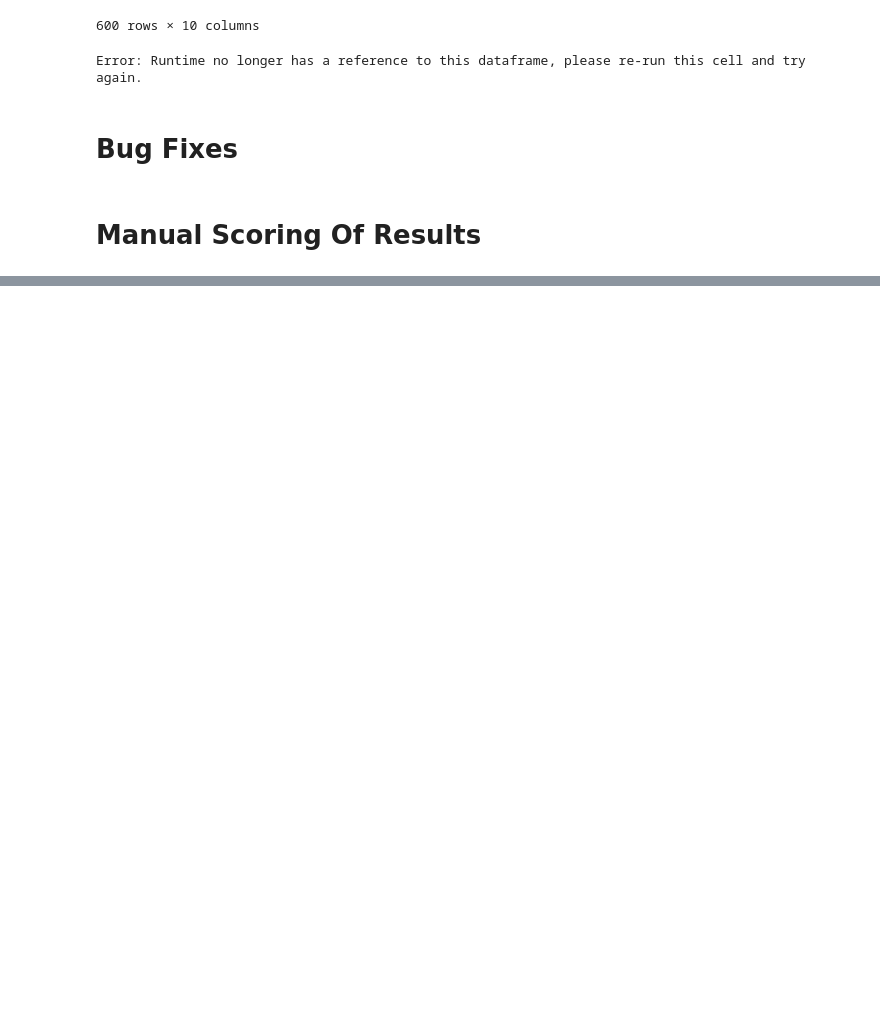
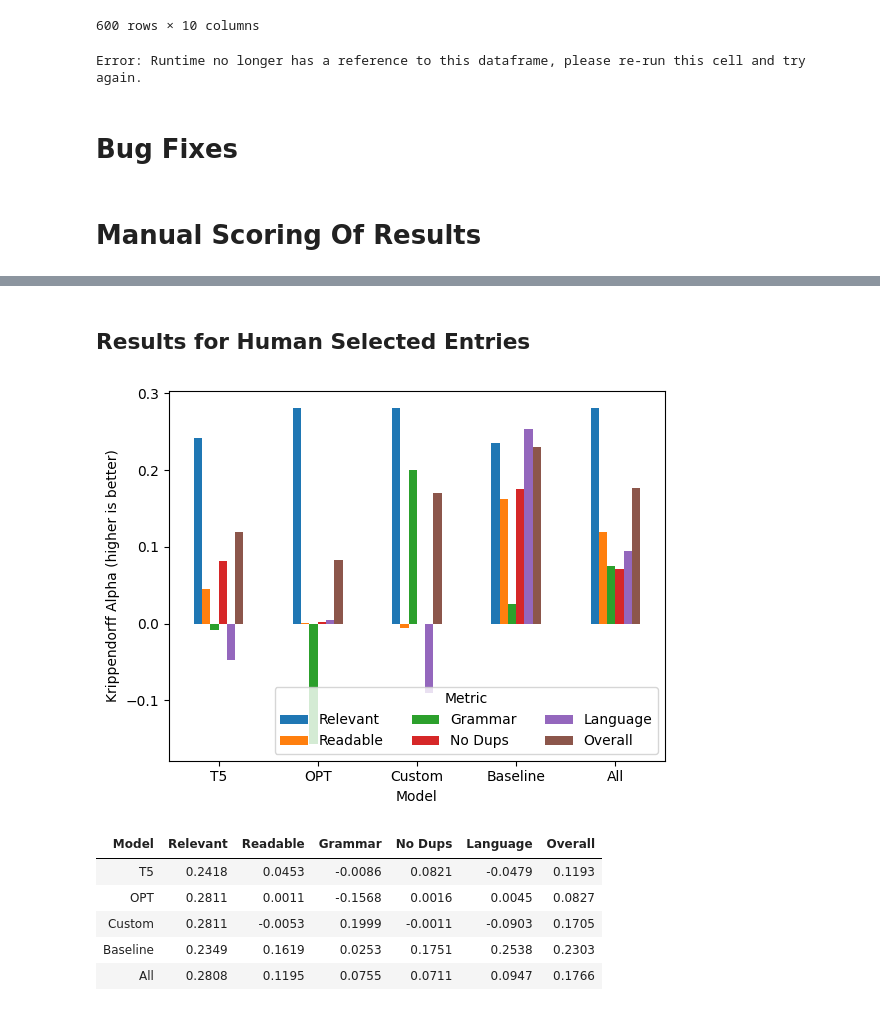
Before and after one commit to ram-senth/datasci-w266-2023-spring-team-story-bot, a Jupyter notebook: annotation.ipynb, the cells around one changed output, grey strips where cells are left out. Saved outputs shown, nothing was run; the diff lists cells and outputs as text; code cells hidden in the pictures; blank space fills up the shorter version.

Commit message:
Updated scripts for generating tables and charts from the results

```diff
--- a/annotation.ipynb
+++ b/annotation.ipynb
@@ -460,2 +521,36 @@ def score_all():
 # %%
-score_all()
+# Calculate inter annotator agreement score (Krippendorff alpha)
+def display_k_alpha(human_top_score):
+  def highlight_max(s, props=''):
+      return np.where(s == np.nanmax(s.values), props, '')
+
+  def highlight_min(s, props=''):
+      return np.where(s == np.nanmin(s.values), props, '')
+
+  def pretty_table(styler):
+    # styler.set_caption('Result of Manual Evaluation')
+    styler.hide(axis="index")
+    styler.set_table_styles(styles)
+    styler.format(precision=4)
+    # styler.background_gradient(axis=None, vmin=-0.2, vmax=0.3, cmap="PiYG")
+    styler.background_gradient(axis=None, vmin=-0.2, vmax=0.3, cmap="RdYlGn")
+    return styler
+
+  df = k_alpha(load_annotations(ANNOTATORS, human_top_score=human_top_score))
+  df = df[df.human_selected]
+
+  df = df.rename(columns=COL_ALIASES)
+  ax = df.plot(kind='bar', x='Model', rot=0)
+  ax.legend(loc='lower right', title="Metric", ncol=3)
+  fig = ax.get_figure()
+  # fig.set_size_inches(7, 6)
+  # Change the axes labels
+  # ax.set_title('Model Scores')
+  ax.set_xlabel("Model")
+  ax.set_ylabel("Krippendorff Alpha (higher is better)")
+  plt.show()
+
+  #Display styled table
+  df_styled = df[['Model', 'Relevant', 'Readable', 'Grammar', 'No Dups', 'Language', 'Overall']]
+  df_styled = df_styled.style.pipe(pretty_table)
+  return df_styled
@@ -461,0 +636,12 @@ score_all()
+# %% [markdown]
+## Results for Human Selected Entries
+# %%
+display_k_alpha(True)
+# %% [output]
+[figure, added]
+| Model | Relevant | Readable | Grammar | No Dups | Language | Overall |
+| T5 | 0.2418 | 0.0453 | -0.0086 | 0.0821 | -0.0479 | 0.1193 |
+| OPT | 0.2811 | 0.0011 | -0.1568 | 0.0016 | 0.0045 | 0.0827 |
+| Custom | 0.2811 | -0.0053 | 0.1999 | -0.0011 | -0.0903 | 0.1705 |
+| Baseline | 0.2349 | 0.1619 | 0.0253 | 0.1751 | 0.2538 | 0.2303 |
+| All | 0.2808 | 0.1195 | 0.0755 | 0.0711 | 0.0947 | 0.1766 |
```
Also changed, not shown: parts of 16 cells of this notebook, 1 other file.
